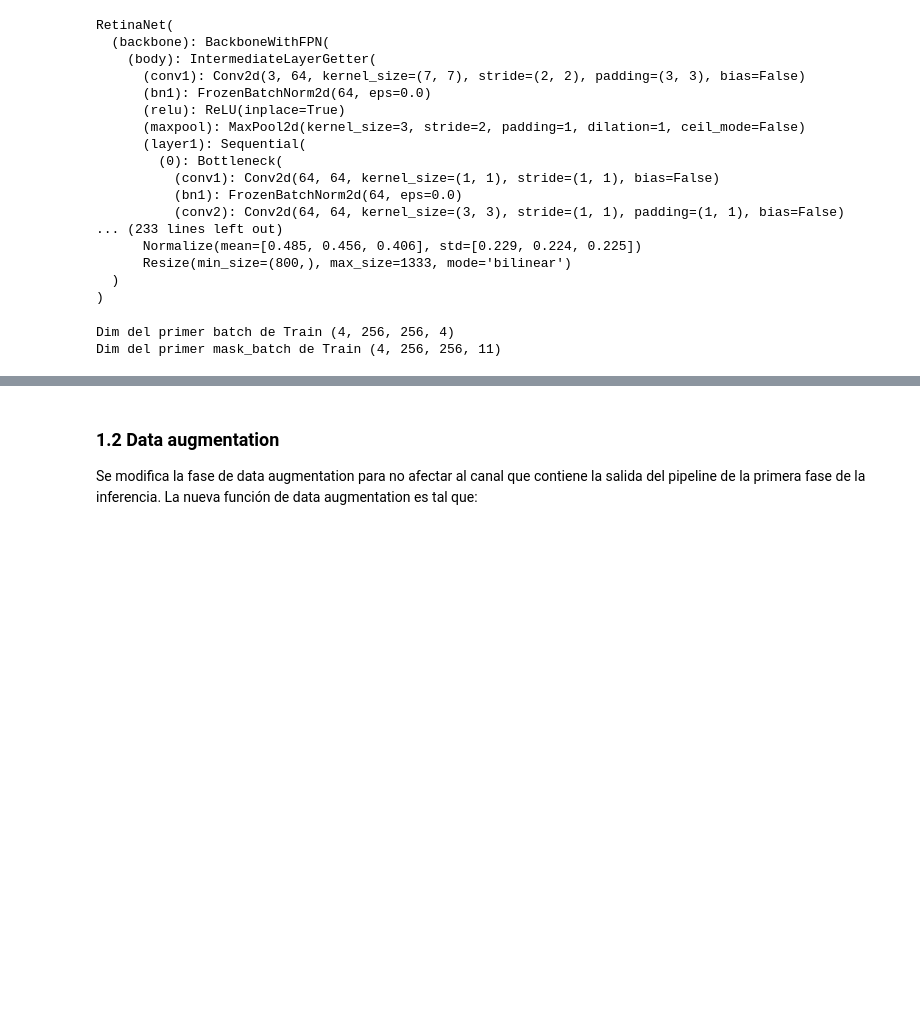
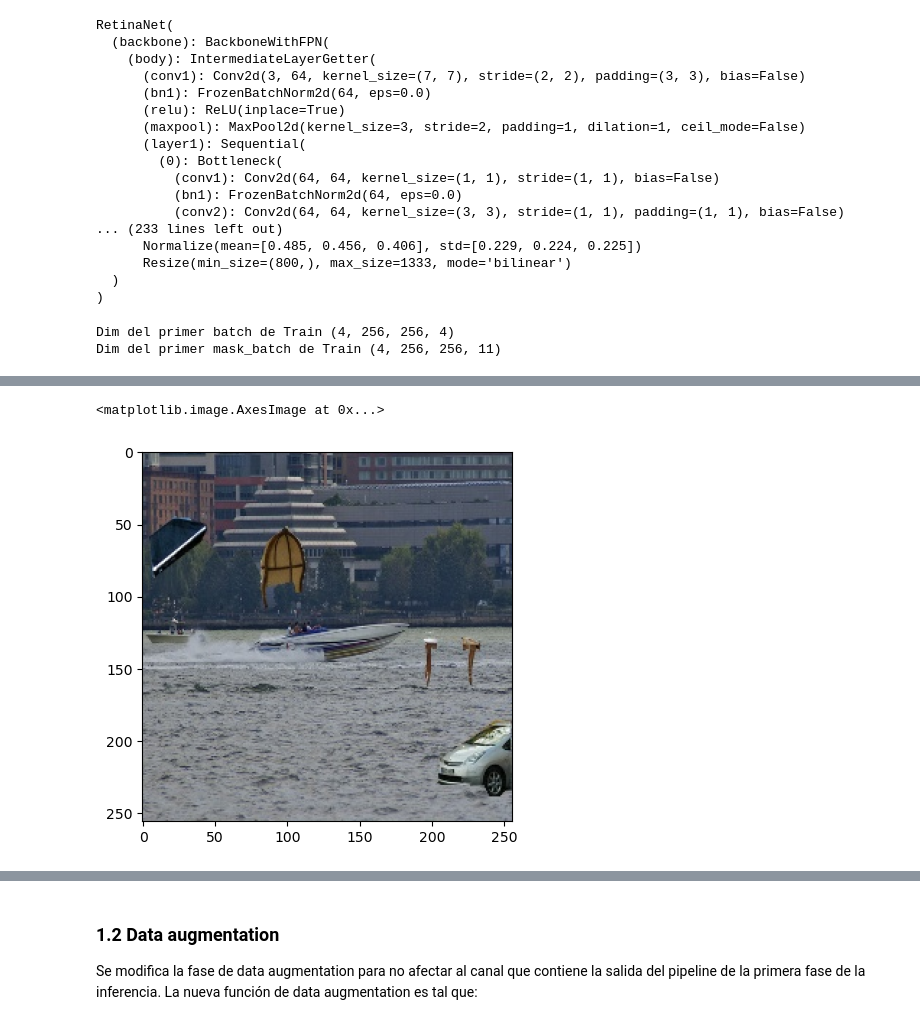
Before and after one commit to rucasca/TFM, a Jupyter notebook: src/data_modeling_final_model.ipynb, the cells around one changed output, grey strips where cells are left out. Saved outputs shown, nothing was run; the diff lists cells and outputs as text; code cells hidden in the pictures; blank space fills up the shorter version.

```diff
--- a/src/data_modeling_final_model.ipynb
+++ b/src/data_modeling_final_model.ipynb
@@ -409,0 +394,5 @@ Dim del primer mask_batch de Train (4, 256, 256, 11)
+# %%
+plt.imshow(img_batch[0,:,:,0:3])
+# %% [output]
+<matplotlib.image.AxesImage at 0x...>
+[figure, added]
```
Also changed, not shown: parts of 8 cells of this notebook.
